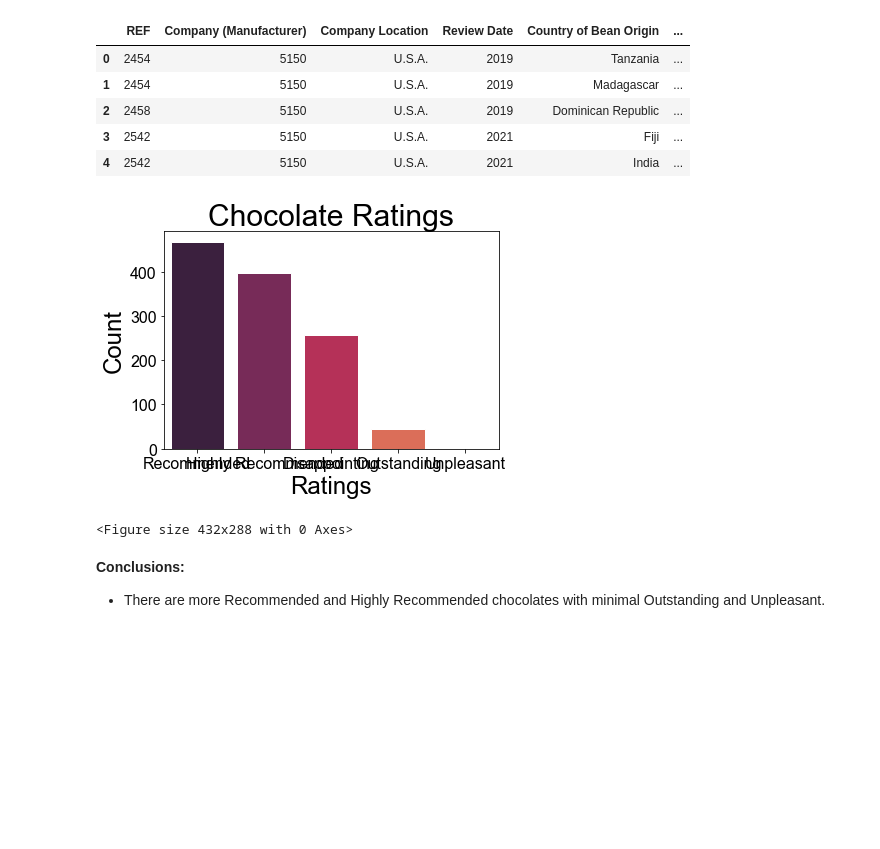
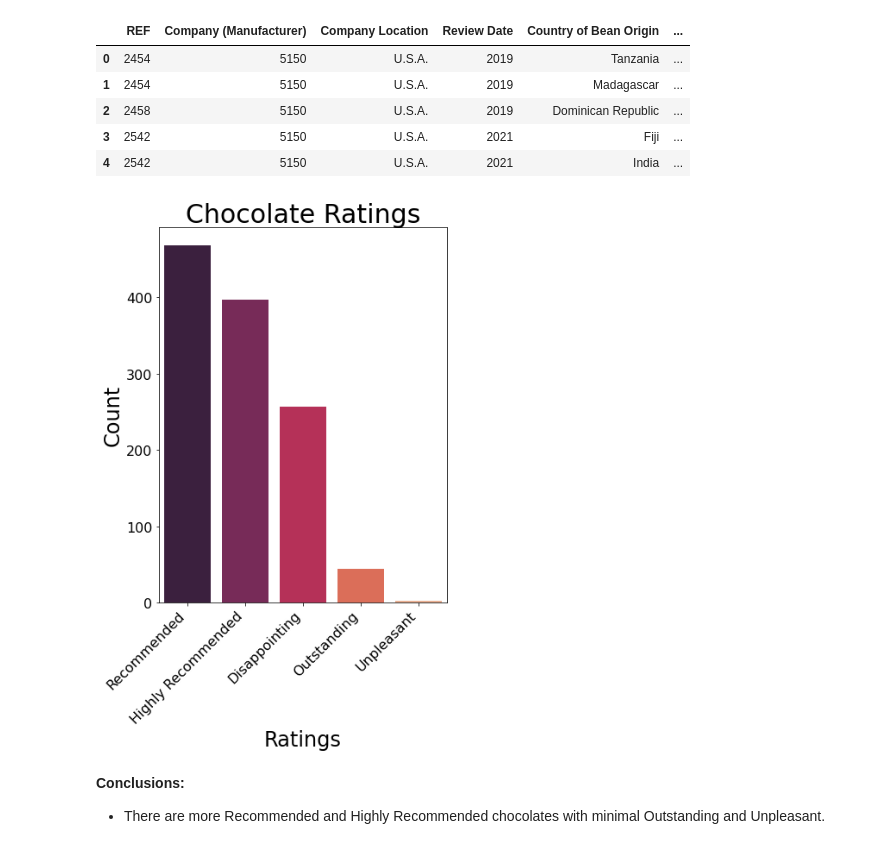
Before and after one commit to cableredi/BellevueUniv_MDS, a Jupyter notebook: DSC550/Term Paper/Chocolate_CableKimberly.ipynb, the cells around one changed output. Drawn from its saved outputs; the diff is of its cells as text; code cells hidden in the pictures; blank space fills up the shorter version.

```diff
--- a/DSC550/Term Paper/Chocolate_CableKimberly.ipynb
+++ b/DSC550/Term Paper/Chocolate_CableKimberly.ipynb
@@ -411,24 +411,24 @@ chocolate_usa_plots.head()
 # Count of Ratings in the US
 ratings_counts = chocolate_usa_plots['Rank'].value_counts()
 # %%
-fig, ax = plt.subplots()
+fig, ax = plt.subplots(figsize = (6, 8))
 
-plt.figure()
-sns.set(rc={'figure.figsize':(15, 25)})
 sns.barplot(x = ratings_counts.index, y = ratings_counts.values, palette = 'rocket', ax = ax)
+
 ax.tick_params(axis='both', which='major', labelsize = 16)
+ax.set_xticklabels(ax.get_xticklabels(), rotation = 45, horizontalalignment='right')
 ax.set_ylabel('Count', fontsize = 24)
 ax.set_xlabel('Ratings', fontsize = 24)
 ax.set_title('Chocolate Ratings', fontsize = 30)
+
 plt.show()
 
 # Save figure
 ax.get_figure().savefig('figures\chocolate_ratings.png',
            bbox_inches = 'tight',
            transparent = True)
 # %% [output]
-[figure, old version]
+[figure, new version]
-<Figure size 432x288 with 0 Axes>
 # %% [markdown]
 **Conclusions:**
 
```
Also changed, not shown: parts of 14 cells of this notebook.
